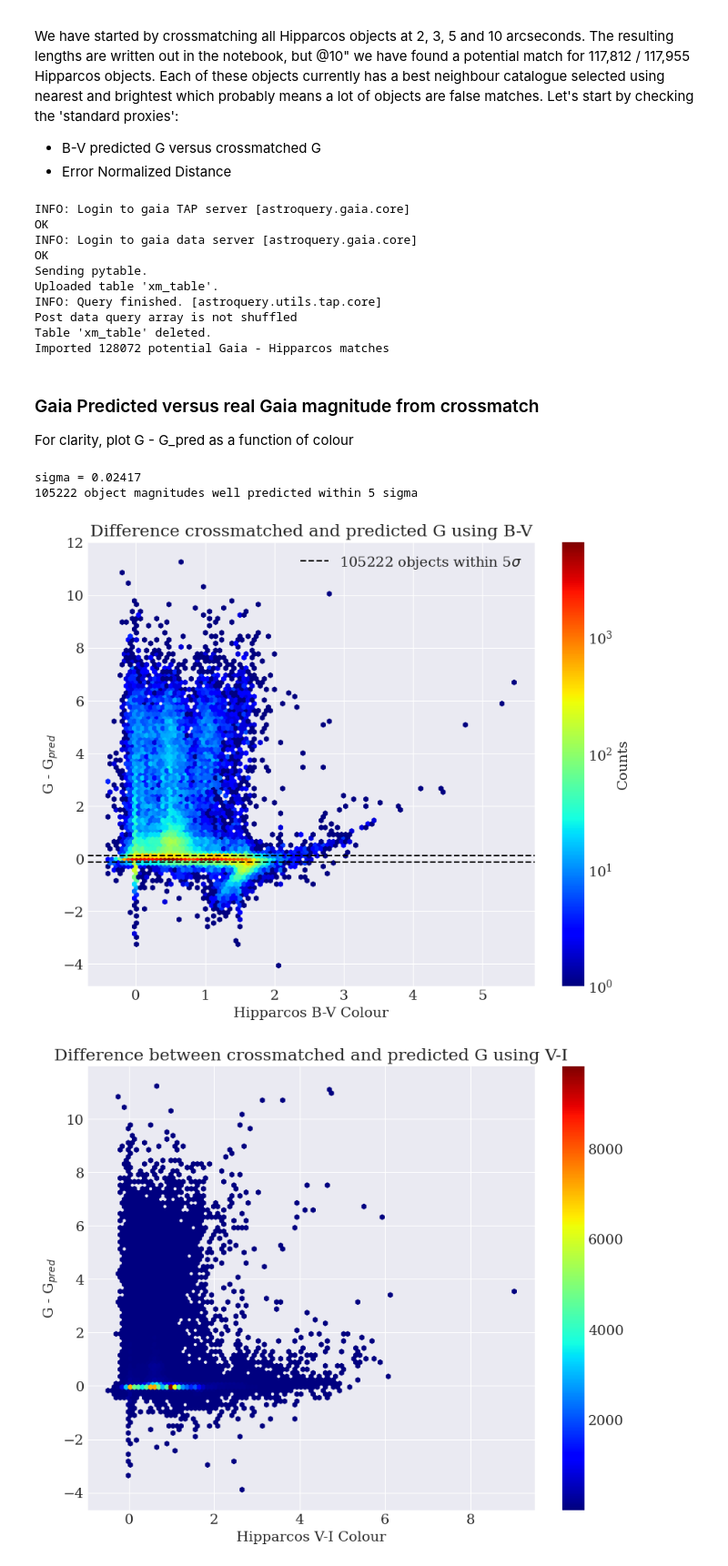
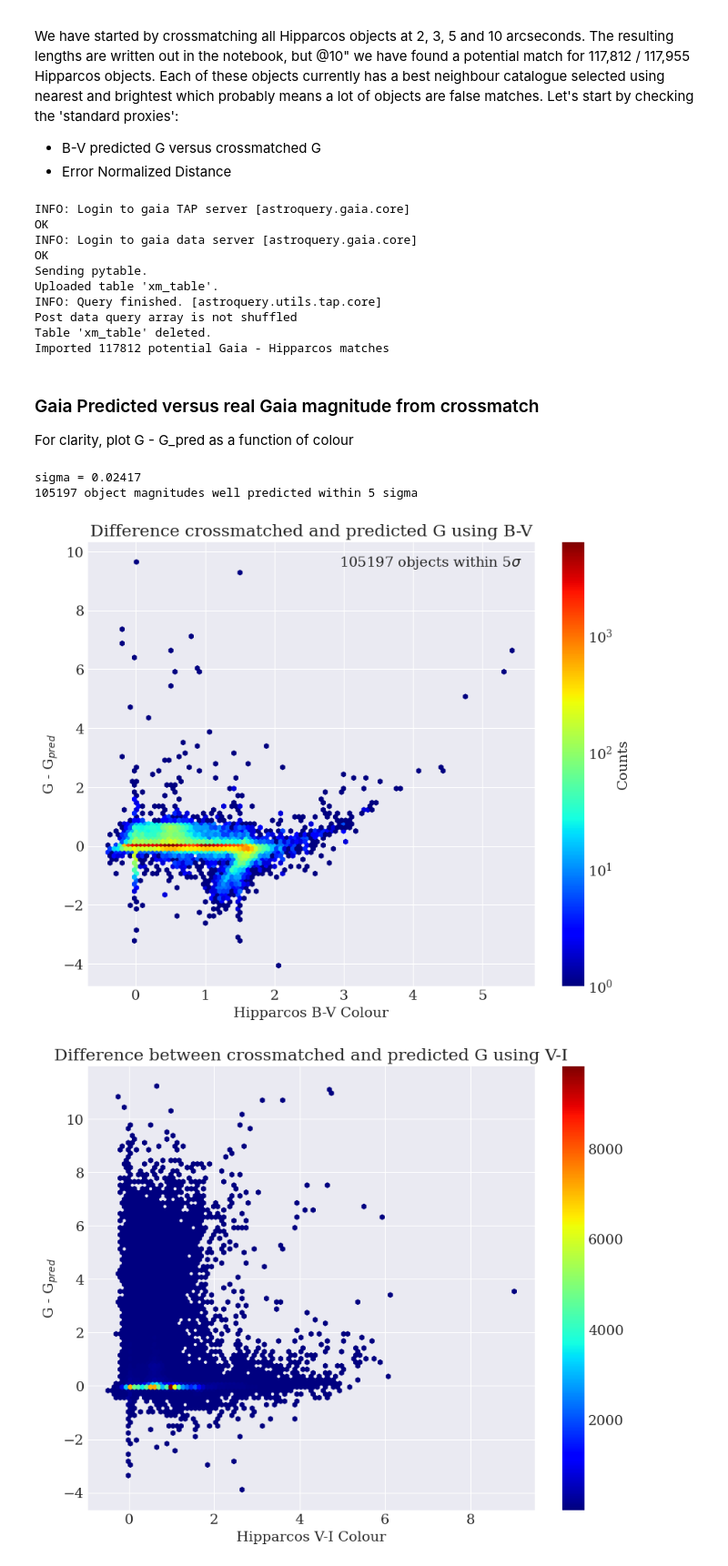
Before and after one commit to RenVit318/masterproject, a Jupyter notebook: src/notebooks/full_crossmatch_study.ipynb, the cells around one changed output. Shown at 91% size. Cells and saved outputs as stored; diff of their text form; code cells hidden in the pictures.

```diff
--- a/src/notebooks/full_crossmatch_study.ipynb
+++ b/src/notebooks/full_crossmatch_study.ipynb
@@ -41,7 +41,7 @@ all_5as = np.load(rpath+'final_crossmatch+PMC+EIB_5as_all_neighbours.npy')
 all_10as = np.load(rpath+'final_crossmatch+PMC+EIB_10as_all_neighbours.npy')
 # %%
 # Hipparcos - Gaia indexes of the cross match
-crossmatch_idxs = all_10as
+crossmatch_idxs = pos_10as
 hipp_cat = fits.open(f'{dpath}Hipparcos_mix.fits')[1].data
 gaia_cat = fits.open(f'{dpath}GaiaBaseCat+PMC+EIB.fits')[1].data
 
@@ -70,7 +70,7 @@ Uploaded table 'xm_table'.
 INFO: Query finished. [astroquery.utils.tap.core]
 Post data query array is not shuffled
 Table 'xm_table' deleted.
-Imported 128072 potential Gaia - Hipparcos matches
+Imported 117812 potential Gaia - Hipparcos matches
 # %% [markdown]
 ### Gaia Predicted versus real Gaia magnitude from crossmatch
 
@@ -78,34 +78,34 @@ For clarity, plot G - G_pred as a function of colour
 # %%
 # B-V
 G = pos_gaia_table_full['phot_g_mean_mag']
 b_v = pos_hipp_table_full['b_v']
 hp_mag = pos_hipp_table_full['hp_mag']
 numsig = 5
 
 G_pred_bv, pred_unc = predict_G_bv(hp_mag, b_v)
 print(f'sigma = {pred_unc}')
 good_predictions = len(G_pred_bv[np.abs(G-G_pred_bv) < numsig*pred_unc])
 print(f'{good_predictions} object magnitudes well predicted within {numsig} sigma')
 
 fig, ax = plt.subplots(1,1,figsize=(10,8))
 
 scatter = ax.hexbin(b_v, G-G_pred_bv, bins='log',  mincnt=1, cmap='jet')
-ax.axhline(y=numsig*pred_unc, c='black', ls='--', label=fr'{good_predictions} objects within {numsig}$\sigma$')
-ax.axhline(y=-numsig*pred_unc, c='black',ls='--')
+ax.axhline(y=numsig*pred_unc, c='black', ls='--', alpha=0, label=fr'{good_predictions} objects within {numsig}$\sigma$')
+ax.axhline(y=-numsig*pred_unc, c='black',ls='--', alpha=0)
 cb = plt.colorbar(scatter)
 
 ax.set_xlabel('Hipparcos B-V Colour')
 ax.set_ylabel(r'G - G$_{pred}$')
 ax.set_title('Difference crossmatched and predicted G using B-V')
 cb.set_label('Counts')
 
-plt.savefig(fpath+'G_vs_Gpred.png', bbox_inches='tight')
+#plt.savefig(fpath+'G_vs_Gpred_10as_likeliest_pos.png', bbox_inches='tight')
 plt.legend()
 plt.show()
 # %% [output]
 sigma = 0.02417
-105222 object magnitudes well predicted within 5 sigma
+105197 object magnitudes well predicted within 5 sigma
-[figure, old version]
+[figure, new version]
 # %%
 # V-I
 # B-V
```
Also changed, not shown: parts of 9 cells of this notebook.
